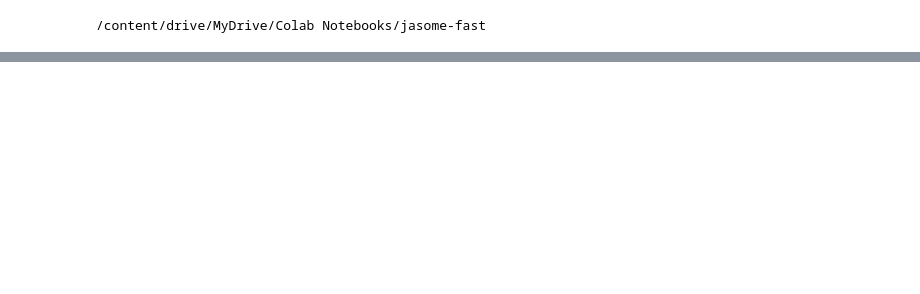
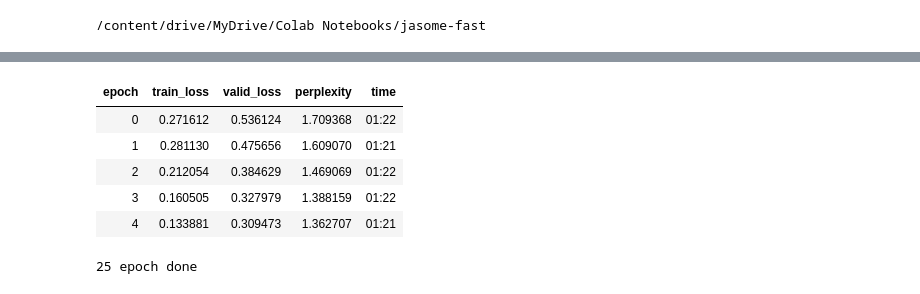
Before and after one commit to DiveInKU/jaso-me-ai, a Jupyter notebook: train_all.ipynb, the cells around one changed output, grey strips where cells are left out. Saved outputs shown, nothing was run; the diff lists cells and outputs as text; code cells hidden in the pictures; blank space fills up the shorter version.

```diff
--- a/train_all.ipynb
+++ b/train_all.ipynb
@@ -244,0 +349,14 @@ torch.save(model, "./models/25epoch.pt")
+# %%
+learn.fit_one_cycle(5, lr)
+print('25 epoch done')
+prompt2 = """꾸준함"""
+prompt_ids2 = tokenizer.encode(prompt)
+inp2 = tensor(prompt_ids)[None].cuda()
+# %% [output]
+| epoch | train_loss | valid_loss | perplexity | time |
+| 0 | 0.271612 | 0.536124 | 1.709368 | 01:22 |
+| 1 | 0.281130 | 0.475656 | 1.609070 | 01:21 |
+| 2 | 0.212054 | 0.384629 | 1.469069 | 01:22 |
+| 3 | 0.160505 | 0.327979 | 1.388159 | 01:22 |
+| 4 | 0.133881 | 0.309473 | 1.362707 | 01:21 |
+25 epoch done
```
Also changed, not shown: parts of 22 cells of this notebook.
